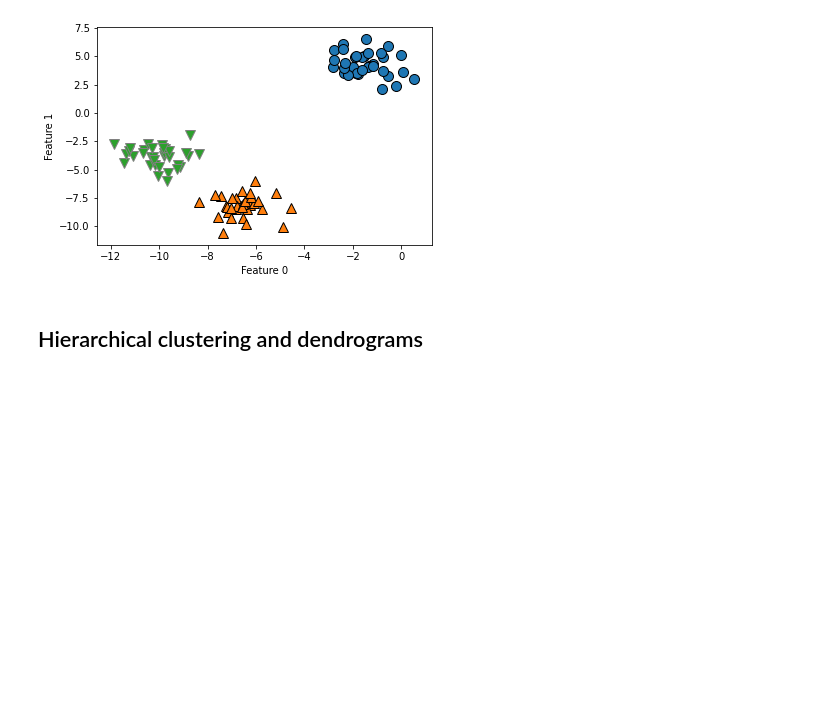
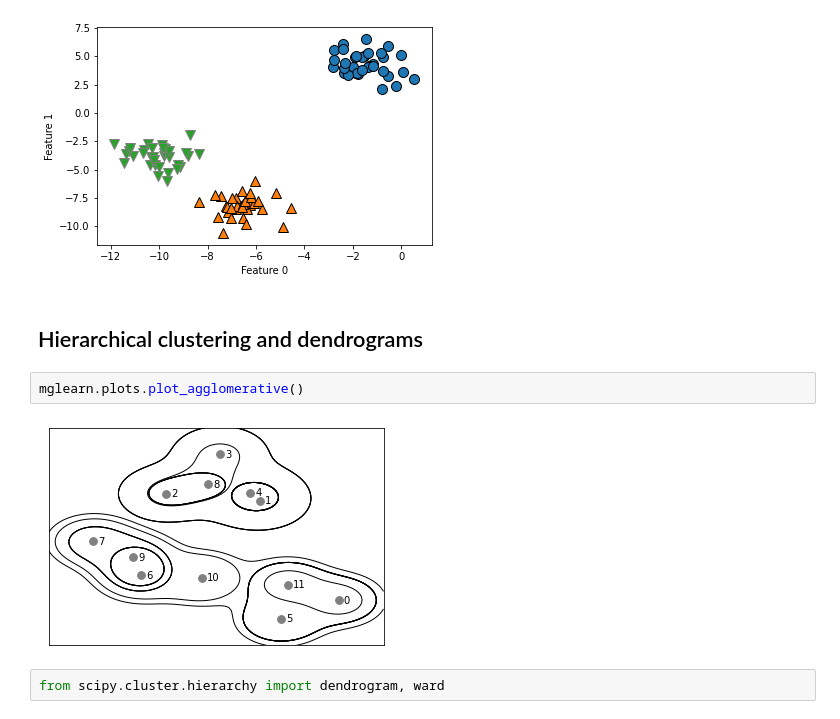
Before and after one commit to DhruvDange/Machine-Learning-SciKit, a Jupyter notebook: unsupervised_learning/clustering.ipynb, the cells around one changed output. Cells and saved outputs as stored; diff of their text form; blank space fills up the shorter version.

Commit message:
Complete agg clustering

```diff
--- a/unsupervised_learning/clustering.ipynb
+++ b/unsupervised_learning/clustering.ipynb
@@ -168,3 +168,9 @@ Text(0, 0.5, 'Feature 1')
 [figure]
 # %% [markdown]
 ## Hierarchical clustering and dendrograms
+# %%
+mglearn.plots.plot_agglomerative()
+# %% [output]
+[figure, added]
+# %%
+from scipy.cluster.hierarchy import dendrogram, ward
```
Also changed, not shown: parts of 1 cell of this notebook.
